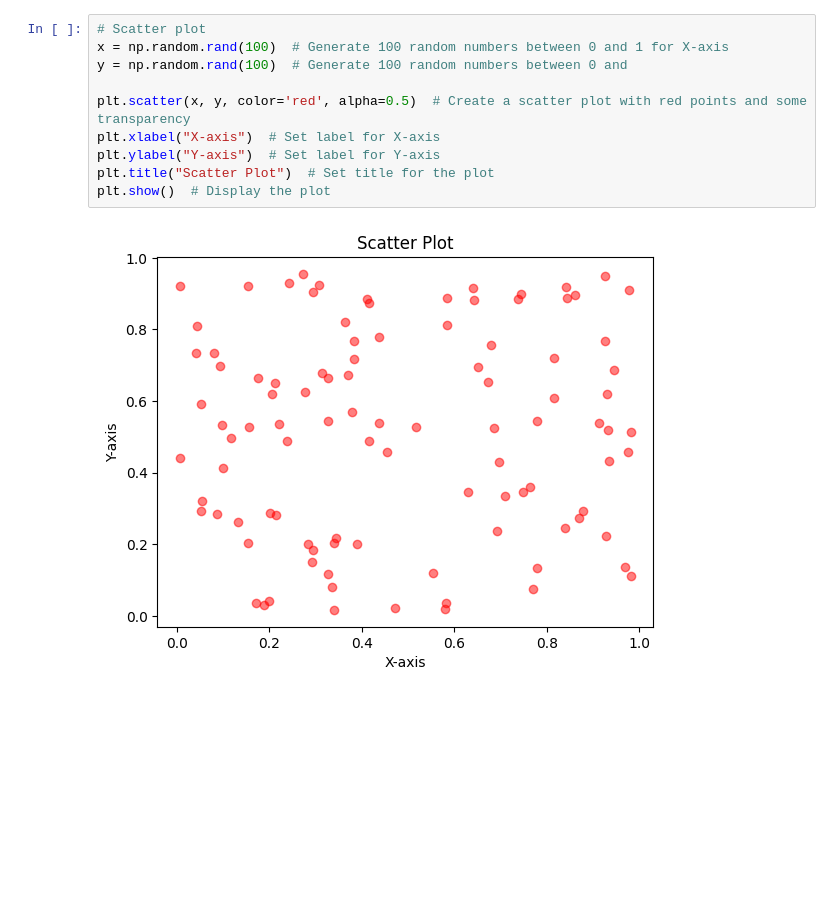
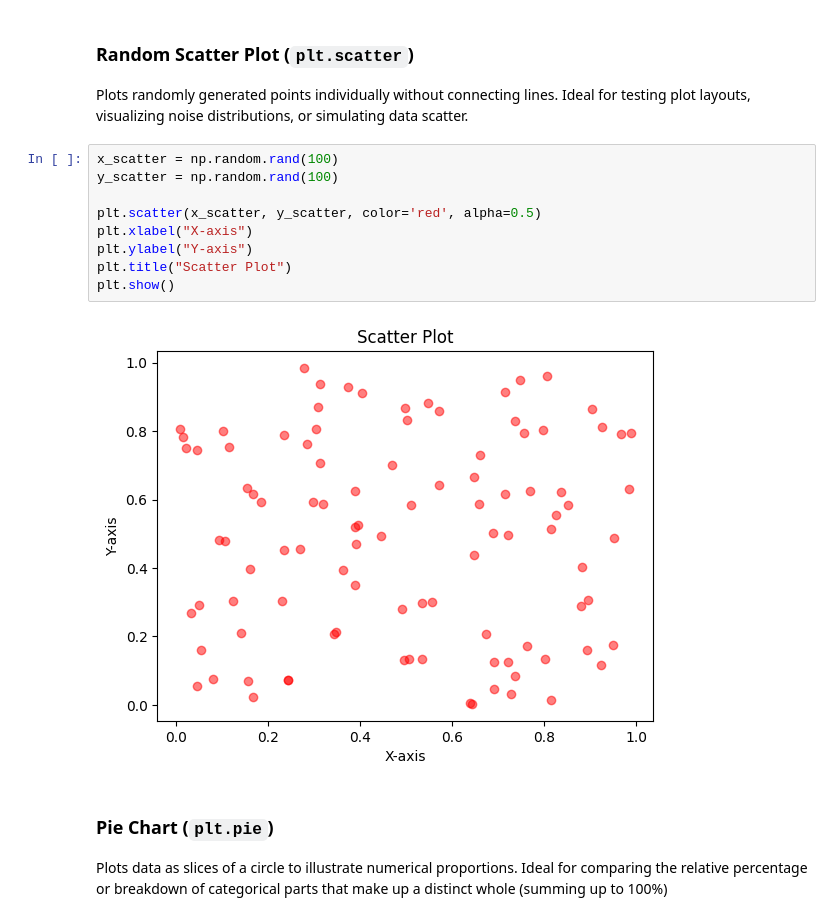
Before and after one commit to johnh-04/scientific-python, a Jupyter notebook: 04-matplotlib.ipynb, the cells around one changed output. Cells and saved outputs as stored; diff of their text form; blank space fills up the shorter version.

```diff
--- a/04-matplotlib.ipynb
+++ b/04-matplotlib.ipynb
@@ -46,13 +50,18 @@ plt.show()  # Display the plot
+# %% [markdown]
+### Random Scatter Plot (`plt.scatter`)
+Plots randomly generated points individually without connecting lines. Ideal for testing plot layouts, visualizing noise distributions, or simulating data scatter.
 # %%
-# Scatter plot
-x = np.random.rand(100)  # Generate 100 random numbers between 0 and 1 for X-axis
-y = np.random.rand(100)  # Generate 100 random numbers between 0 and
+x_scatter = np.random.rand(100)
+y_scatter = np.random.rand(100)
 
-plt.scatter(x, y, color='red', alpha=0.5)  # Create a scatter plot with red points and some transparency
-plt.xlabel("X-axis")  # Set label for X-axis
-plt.ylabel("Y-axis")  # Set label for Y-axis
-plt.title("Scatter Plot")  # Set title for the plot
-plt.show()  # Display the plot
+plt.scatter(x_scatter, y_scatter, color='red', alpha=0.5)
+plt.xlabel("X-axis")
+plt.ylabel("Y-axis")
+plt.title("Scatter Plot")
+plt.show()
 # %% [output]
-[figure, old version]
+[figure, new version]
+# %% [markdown]
+### Pie Chart (`plt.pie`)
+Plots data as slices of a circle to illustrate numerical proportions. Ideal for comparing the relative percentage or breakdown of categorical parts that make up a distinct whole (summing up to 100%)
 # %%
```
Also changed, not shown: parts of 28 cells of this notebook, 13 other files.
